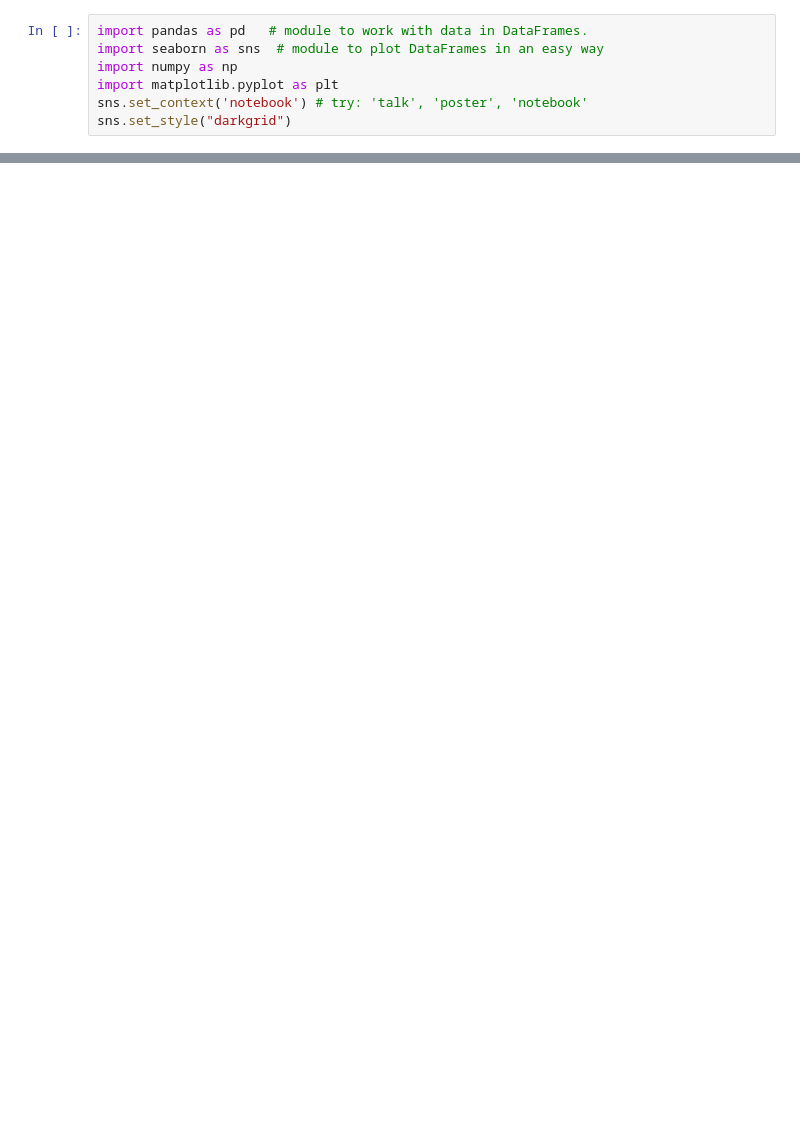
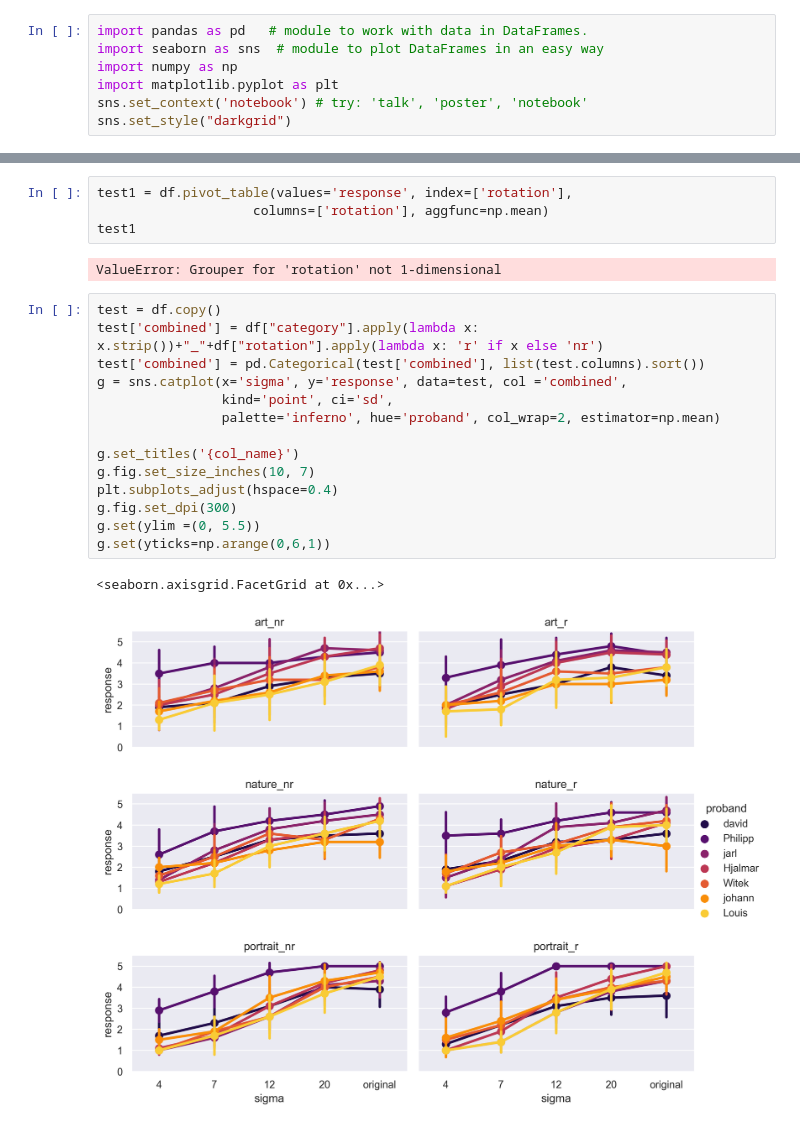
Before and after one commit to NerdPixel/PiQ, a Jupyter notebook: results/playground_joh.ipynb, the cells around one changed output, grey strips where cells are left out. Cells and saved outputs as stored; diff of their text form; blank space fills up the shorter version.

Commit message:
add some more plots

```diff
--- a/results/playground_joh.ipynb
+++ b/results/playground_joh.ipynb
@@ -174,0 +148,23 @@ test['response'].mean()
+# %%
+test1 = df.pivot_table(values='response', index=['rotation'],
+                    columns=['rotation'], aggfunc=np.mean)
+test1
+# %% [output]
+ValueError: Grouper for 'rotation' not 1-dimensional
+# %%
+test = df.copy()
+test['combined'] = df["category"].apply(lambda x: x.strip())+"_"+df["rotation"].apply(lambda x: 'r' if x else 'nr')
+test['combined'] = pd.Categorical(test['combined'], list(test.columns).sort())
+g = sns.catplot(x='sigma', y='response', data=test, col ='combined',
+                kind='point', ci='sd',
+                palette='inferno', hue='proband', col_wrap=2, estimator=np.mean)
+
+g.set_titles('{col_name}')
+g.fig.set_size_inches(10, 7)
+plt.subplots_adjust(hspace=0.4)
+g.fig.set_dpi(300)
+g.set(ylim =(0, 5.5))
+g.set(yticks=np.arange(0,6,1))
+# %% [output]
+<seaborn.axisgrid.FacetGrid at 0x...>
+[figure, added]
```
Also changed, not shown: parts of 22 cells of this notebook, 1 other file.
